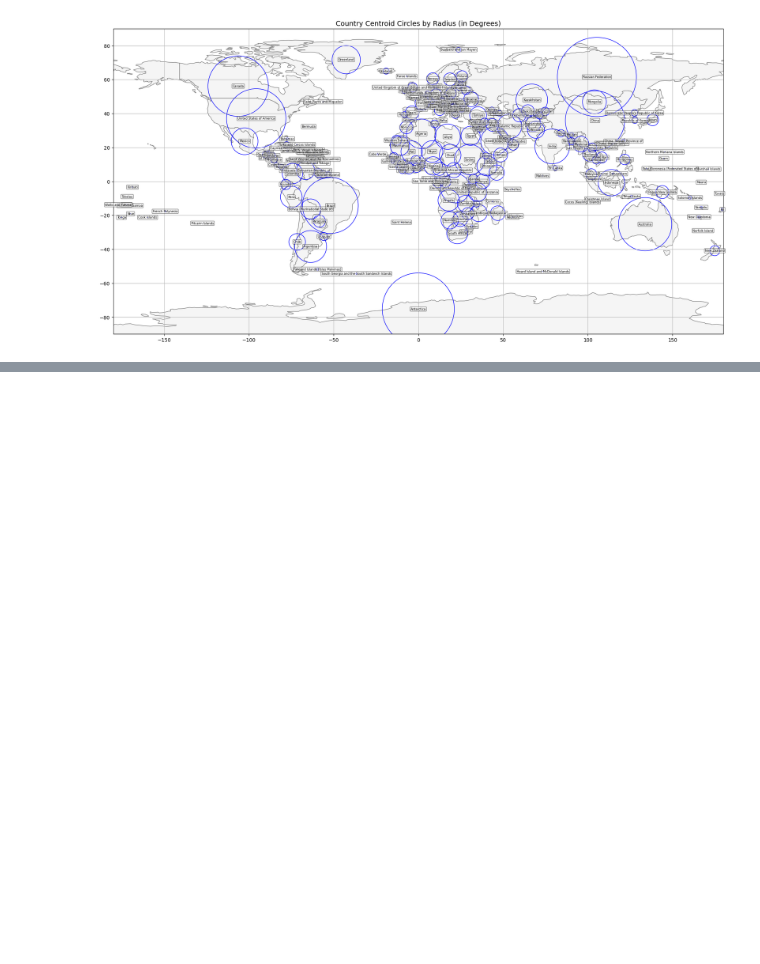
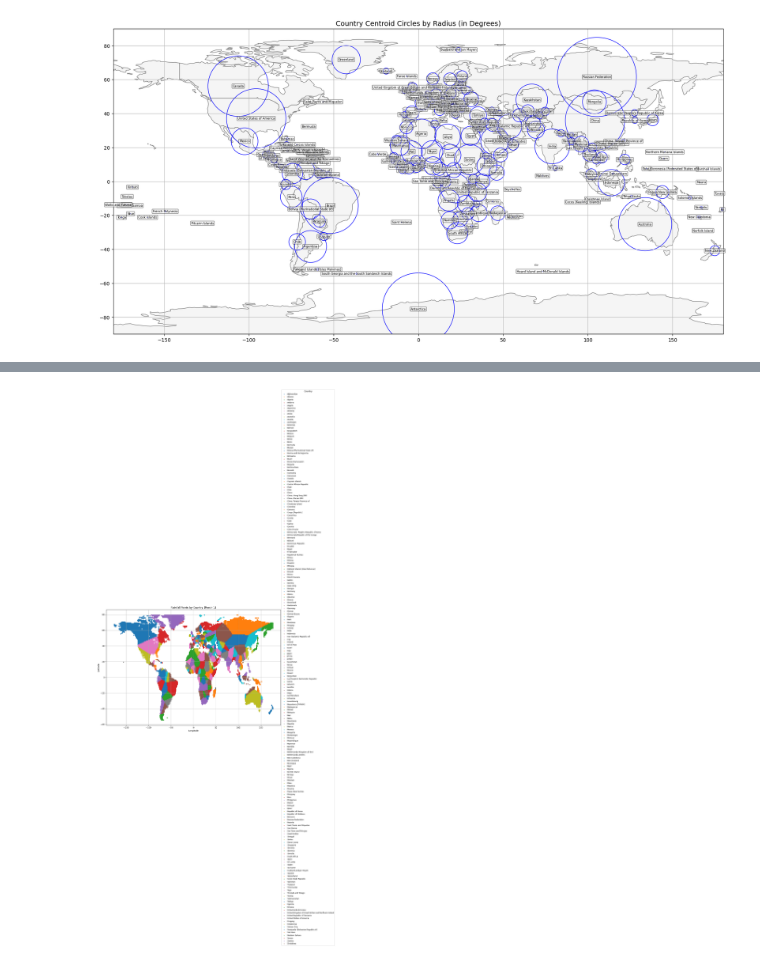
Before and after one commit to sulaimanhayek/MachineLearning, a Jupyter notebook: Final_Assignment/merge_datasets.ipynb, the cells around one changed output, grey strips where cells are left out. Saved outputs shown, nothing was run; the diff lists cells and outputs as text; code cells hidden in the pictures; blank space fills up the shorter version.

```diff
--- a/Final_Assignment/merge_datasets.ipynb
+++ b/Final_Assignment/merge_datasets.ipynb
@@ -200,0 +281,35 @@ plt.show()
+# %%
+import pandas as pd
+import matplotlib.pyplot as plt
+
+# Load the dataset (adjust the path if needed)
+df = pd.read_csv("rain_data_with_country_labels.csv")
+
+# Extract necessary columns
+df_month1 = df[["country", "Rainf_tavg_month_1", "longitude_left", "latitude_left"]]
+
+# Create the plot
+fig, ax = plt.subplots(figsize=(15, 10))
+
+# Plot one country at a time
+for country, group in df_month1.groupby("country"):
+    ax.scatter(
+        group["longitude_left"],
+        group["latitude_left"],
+        s=10,
+        alpha=0.5,
+        label=country
+    )
+
+# Add titles and labels
+ax.set_title("Rainfall Points by Country (Month 1)")
+ax.set_xlabel("Longitude")
+ax.set_ylabel("Latitude")
+ax.legend(loc='center left', bbox_to_anchor=(1, 0.5), ncol=1, fontsize='small', title='Country')
+
+# Final layout adjustments
+plt.tight_layout()
+plt.grid(True)
+plt.show()
+# %% [output]
+[figure, added]
```
Also changed, not shown: parts of 2 cells of this notebook, 6 other files.
